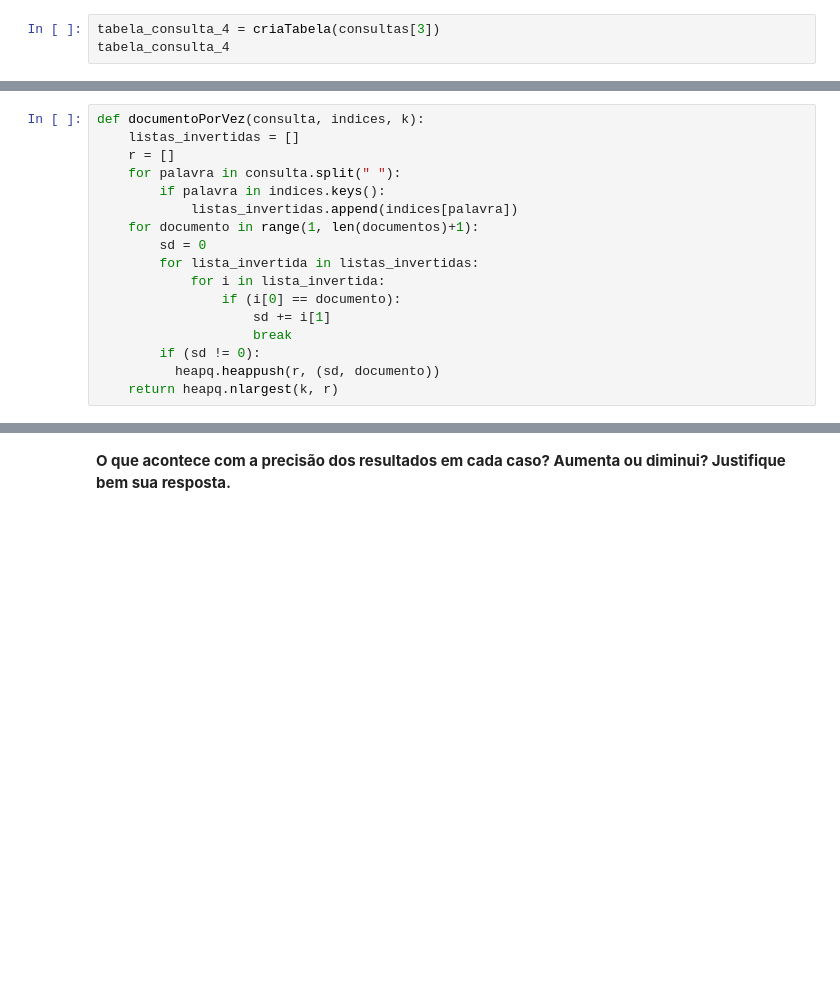
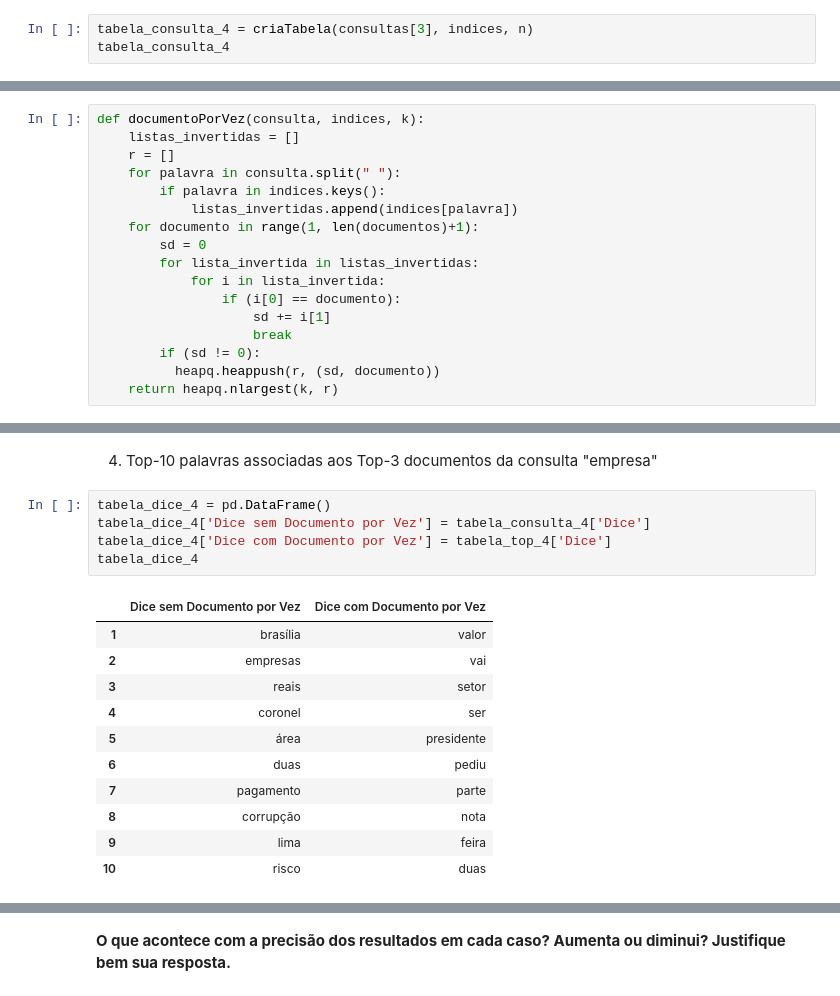
Before and after one commit to LDVictor/ri_lab_05, a Jupyter notebook: Lab_05_ri.ipynb, the cells around one changed output, grey strips where cells are left out. Drawn from its saved outputs; the diff is of its cells as text; blank space fills up the shorter version.

```diff
--- a/Lab_05_ri.ipynb
+++ b/Lab_05_ri.ipynb
@@ -213,7 +218,7 @@ tabela_consulta_3
 
 4.   Consulta "empresa"
 # %%
-tabela_consulta_4 = criaTabela(consultas[3])
+tabela_consulta_4 = criaTabela(consultas[3], indices, n)
 tabela_consulta_4
 # %% [output]
 |  | MIM | EMIM | χ² | Dice |
@@ -301,0 +374,20 @@ for consulta in consultas:
+# %% [markdown]
+
+4.   Top-10 palavras associadas aos Top-3 documentos da consulta "empresa"
+# %%
+tabela_dice_4 = pd.DataFrame()
+tabela_dice_4['Dice sem Documento por Vez'] = tabela_consulta_4['Dice']
+tabela_dice_4['Dice com Documento por Vez'] = tabela_top_4['Dice']
+tabela_dice_4
+# %% [output]
+|  | Dice sem Documento por Vez | Dice com Documento por Vez |
+| 1 | brasília | valor |
+| 2 | empresas | vai |
+| 3 | reais | setor |
+| 4 | coronel | ser |
+| 5 | área | presidente |
+| 6 | duas | pediu |
+| 7 | pagamento | parte |
+| 8 | corrupção | nota |
+| 9 | lima | feira |
+| 10 | risco | duas |
```
Also changed, not shown: parts of 51 cells of this notebook.
